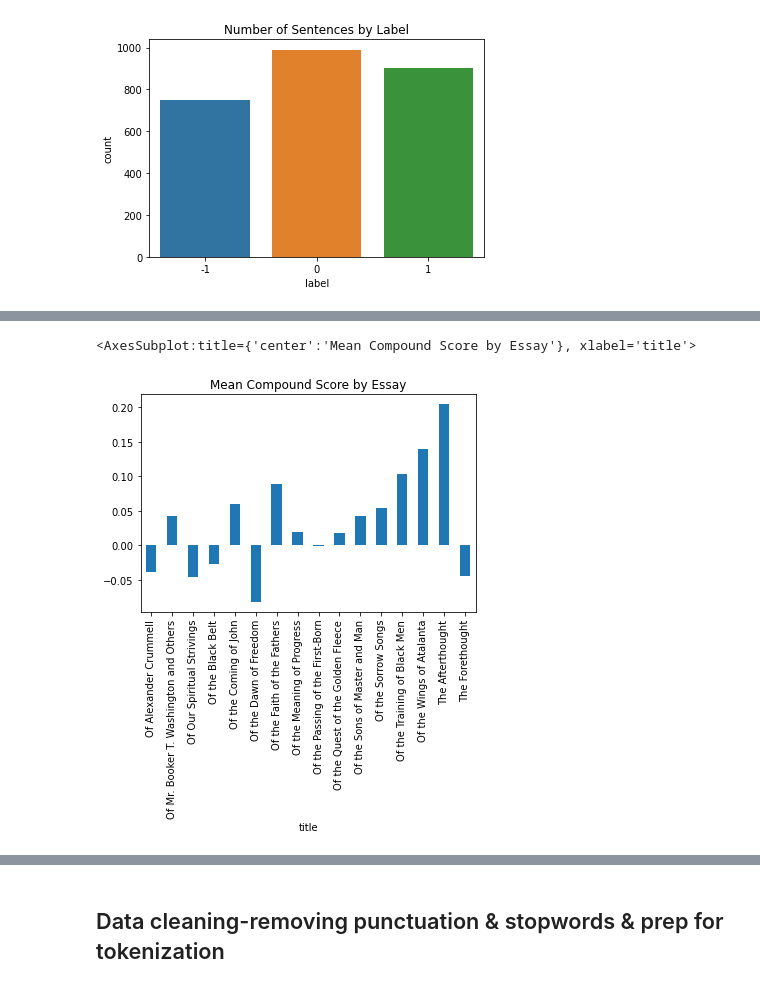
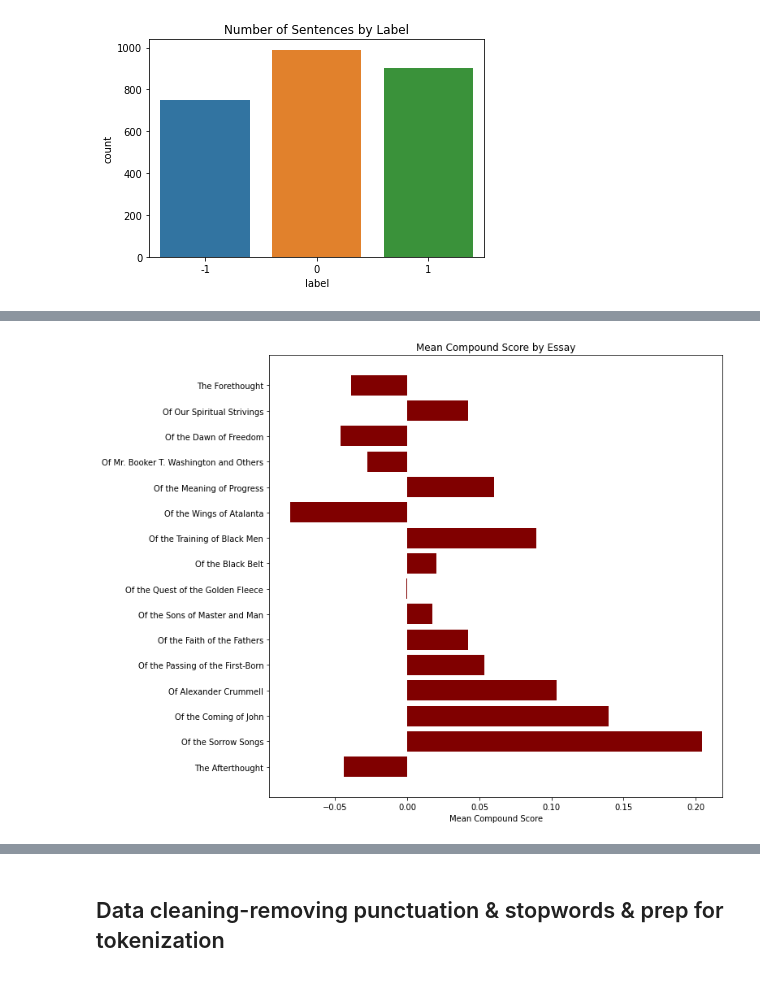
Before and after one commit to e-harrell/sobf, a Jupyter notebook: code.ipynb, the cells around one changed output, grey strips where cells are left out. Saved outputs shown, nothing was run; the diff lists cells and outputs as text; code cells hidden in the pictures.

```diff
--- a/code.ipynb
+++ b/code.ipynb
@@ -1009,8 +1011,13 @@ data['compoundscore'].plot(kind='hist',title='Histogram of Compound Score')
 # %%
-#histogram of mean compound score by essay
+#bar chart of mean compound score by essay
 mean_cps_by_essay=data.groupby('title')['compoundscore'].mean()
-mean_cps_by_essay.plot(kind='bar',title='Mean Compound Score by Essay')
+means=[mean_cps_by_essay[0],mean_cps_by_essay[1],mean_cps_by_essay[2],mean_cps_by_essay[3],mean_cps_by_essay[4],mean_cps_by_essay[5],mean_cps_by_essay[6],mean_cps_by_essay[7],mean_cps_by_essay[8],mean_cps_by_essay[9],mean_cps_by_essay[10],mean_cps_by_essay[11],mean_cps_by_essay[12],mean_cps_by_essay[13],mean_cps_by_essay[14], mean_cps_by_essay[15]]
+plt.figure(figsize=(10,10))
+plt.barh(y=titles,width=means,height=0.8,left=0, align='center', color='maroon')
+plt.gca().invert_yaxis()
+plt.xlabel('Mean Compound Score')
+plt.title('Mean Compound Score by Essay')
+plt.show()
 # %% [output]
-<AxesSubplot:title={'center':'Mean Compound Score by Essay'}, xlabel='title'>
-[figure, old version]
+[figure, new version]
 # %%
```
Also changed, not shown: parts of 17 cells of this notebook.
